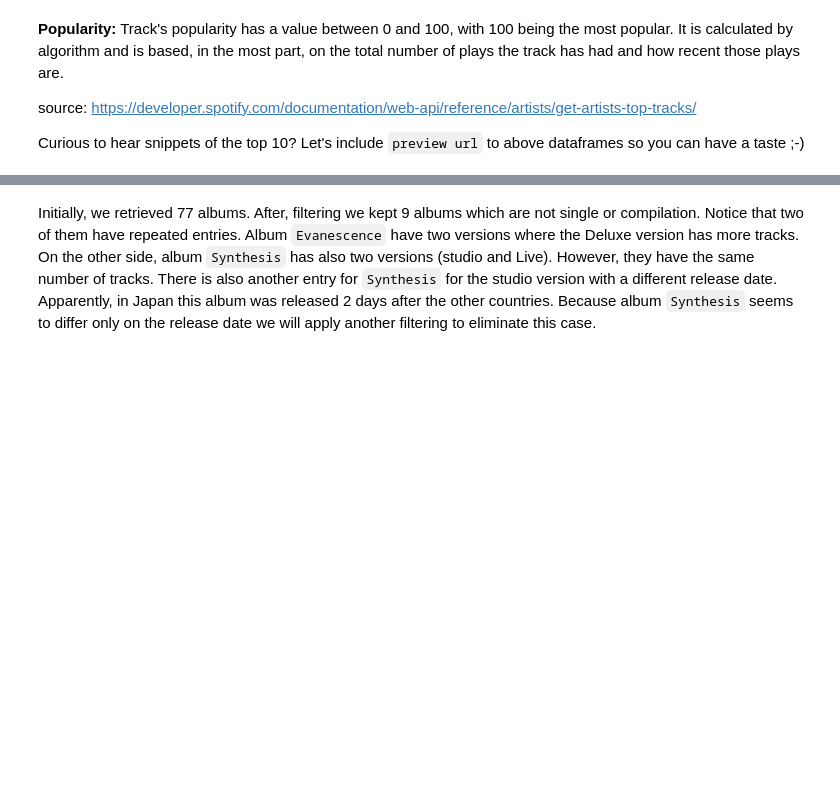
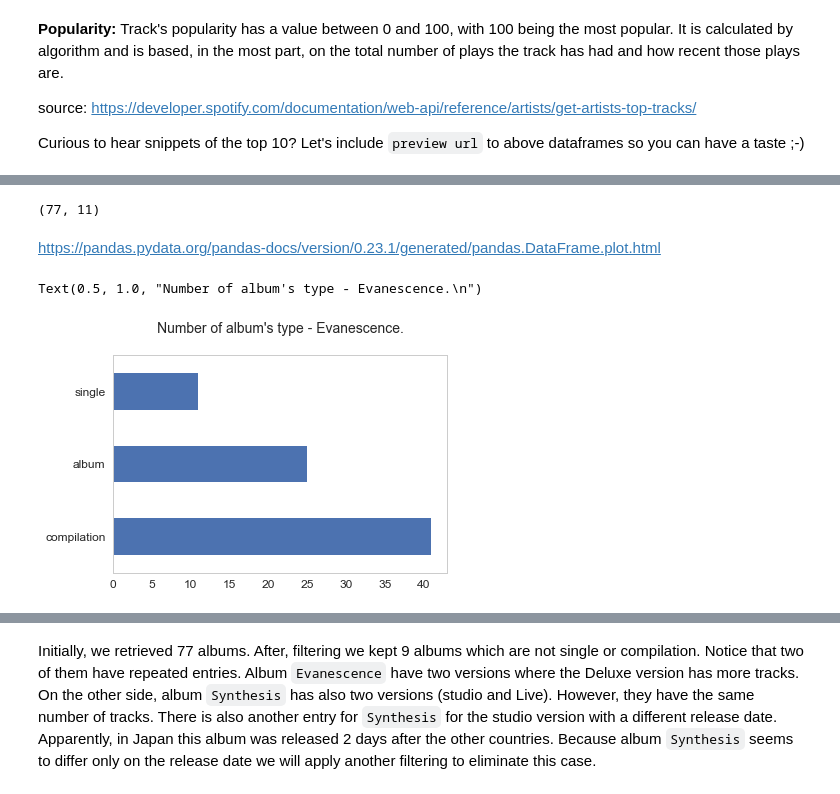
Before and after one commit to dpbac/evanescence_and_within_temptation_in_Python, a Jupyter notebook: notebook_02_retrieve_metada_Spotify_Evanescence_Within_Temptation.ipynb, the cells around one changed output, grey strips where cells are left out. Saved outputs shown, nothing was run; the diff lists cells and outputs as text; code cells hidden in the pictures; blank space fills up the shorter version.

```diff
--- a/notebook_02_retrieve_metada_Spotify_Evanescence_Within_Temptation.ipynb
+++ b/notebook_02_retrieve_metada_Spotify_Evanescence_Within_Temptation.ipynb
@@ -458,0 +555,4 @@ df_albums_evanescence_filtered.reset_index(inplace=True, drop = True)
+# %%
+df_albums_evanescence = retrieve_albums_info(artist_id=retrieve_artist_info('evanescence')['id'],
+                                             file_name='info_Evanescence_albums', limit = 50, max_nr_albums=2000)
+df_albums_evanescence.head()
@@ -458,0 +566,12 @@ df_albums_evanescence_filtered.reset_index(inplace=True, drop = True)
+# %%
+df_albums_evanescence.shape
+# %% [output]
+(77, 11)
+# %% [markdown]
+https://pandas.pydata.org/pandas-docs/version/0.23.1/generated/pandas.DataFrame.plot.html
+# %%
+ax = df_albums_evanescence['album_type'].value_counts().plot.barh(grid = False, fontsize = 12)
+ax.set_title("Number of album's type - Evanescence.\n", fontsize = 14)
+# %% [output]
+Text(0.5, 1.0, "Number of album's type - Evanescence.\n")
+[figure, added]
```
Also changed, not shown: parts of 92 cells of this notebook.
